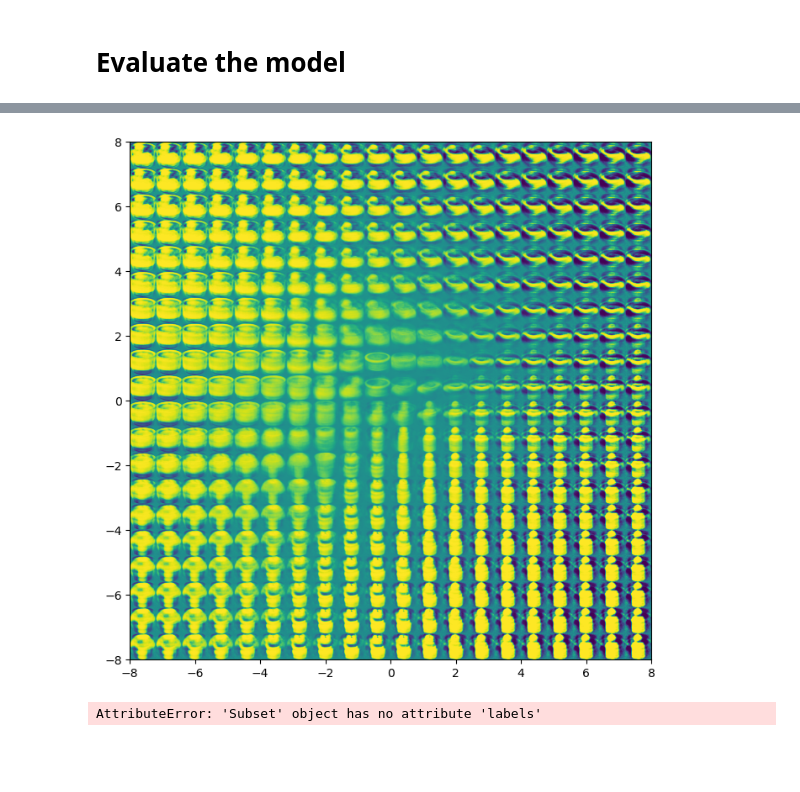
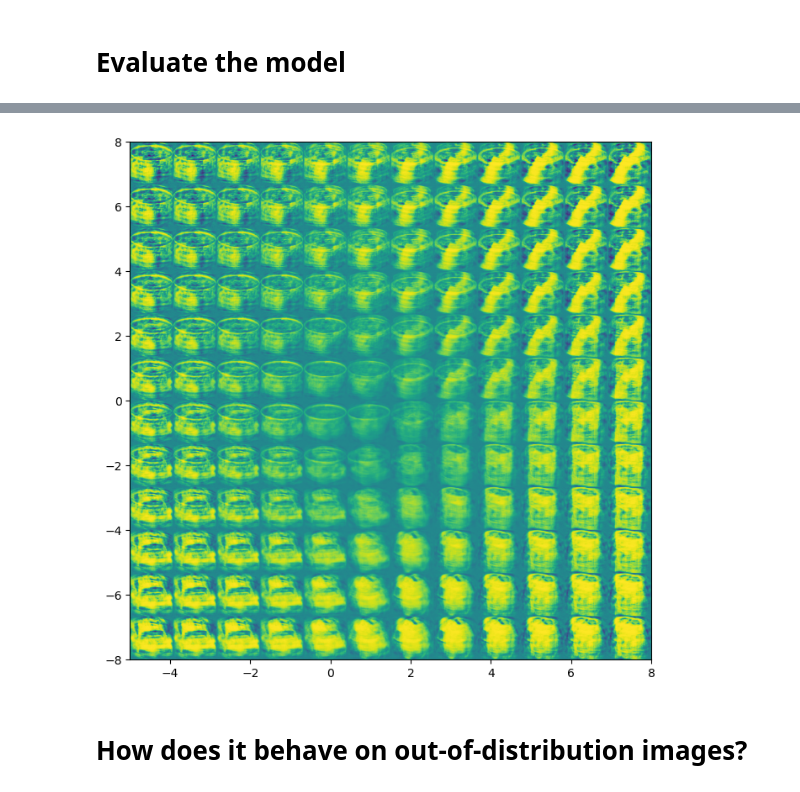
Before and after one commit to martinekbh/vae-project, a Jupyter notebook: AEVB_COIL20.ipynb, the cells around one changed output, grey strips where cells are left out. Saved outputs shown, nothing was run; the diff lists cells and outputs as text; code cells hidden in the pictures; blank space fills up the shorter version.

```diff
--- a/AEVB_COIL20.ipynb
+++ b/AEVB_COIL20.ipynb
@@ -103,7 +118,7 @@ in_channels = 1
 input_size = [in_channels, 128, 128]
 dim_input = np.prod(input_size)
 dim_hidden = 1024
-dim_latent = 2
+dim_latent = 4
 n_classes = 20
 seed = 11       # Random seed for reproducible results
 torch.manual_seed(seed);
@@ -143,6 +158,10 @@ from multiprocessing import reduction
 class Encoder(nn.Module):
     def __init__(self, dim_input, dim_hidden, dim_latent):
         super(Encoder, self).__init__()
+        self.dim_input = dim_input
+        self.dim_hidden = dim_hidden
+        self.dim_latent = dim_latent
+
         self.fc1 = nn.Linear(dim_input, dim_hidden)
         self.fc2 = nn.Linear(dim_hidden, dim_hidden)
         self.mu = nn.Linear(dim_hidden, dim_latent)
@@ -160,6 +179,10 @@ class Encoder(nn.Module):
 class Decoder(nn.Module):
     def __init__(self, dim_latent, dim_hidden, dim_input):
         super(Decoder, self).__init__()
+        self.dim_input = dim_input
+        self.dim_hidden = dim_hidden
+        self.dim_latent = dim_latent
+
         self.fc1 = nn.Linear(dim_latent, dim_hidden)
         self.fc2 = nn.Linear(dim_hidden, dim_hidden)
         self.fc3 = nn.Linear(dim_hidden, dim_input)
@@ -177,6 +200,10 @@ class Model(nn.Module):
         super(Model, self).__init__()
         self.Encoder = Encoder
         self.Decoder = Decoder
+
+        self.dim_input = Encoder.dim_input
+        self.dim_hidden = Encoder.dim_hidden
+        self.dim_latent = Encoder.dim_latent
 
     def reparametrization(self, mean, var):
         eps = torch.randn_like(var).to(DEVICE) # Ransom tensor in same shape as var
@@ -224,7 +251,7 @@ print(DEVICE)
 cuda
 # %%
 # Train the model
-epochs = 50
+epochs = 200
 validation_loss = []
 train_losses = []
 train_r_losses = []
@@ -253,7 +280,7 @@ for epoch in range(epochs):
         assert not torch.isnan(x_hat).any()
 
         #loss = loss_function(x, out, q_mean, q_log_var)
-        beta = beta_func(step)
+        beta = 1#beta_func(step)
         loss, r_loss, kl = loss_function(x, x_hat, mean, logvar, beta=beta)
         loss_this_epoch += loss.item()
         r_loss_this_epoch += r_loss.item()
@@ -271,9 +298,13 @@ for epoch in range(epochs):
     print("\tEpoch", epoch + 1, "complete!", "\tAverage Loss: ", loss_this_epoch / ((batch+1)*batch_size))
     print("\t\t\t\tReproduction loss:", r_loss_this_epoch / ((batch+1)*batch_size) ,"\tKL-div:", kl_loss_this_epoch / ((batch+1)*batch_size))
 
-    # model.eval()
-    # with torch.no_grad():
-    #     x_hat, q_mean, q_log_var = model(val_data)
-    #     loss = loss_function(val_data, x_hat, q_mean, q_log_var)
-    #     validation_loss.append(loss.item() / len(val_data))
+    model.eval()
+    with torch.no_grad():
+        for batch, (x, label) in enumerate(val_loader):
+            batch_size = x.shape[0]
+            x = x.view(batch_size, dim_input)   # Flatten
+            x = x.to(DEVICE)
+            x_hat, q_mean, q_log_var = model(x)
+            loss, r_loss, kl = loss_function(x, x_hat, mean, logvar, beta=1)
+            validation_loss.append(loss.item() / len(val_data))
 # %% [output]
@@ -372,8 +420,6 @@ plot_latent_space2d(model, train_loader, n_batches=200)
 # %%
-plot_reconstructed(model, ax0=(-8,8), ax1=(-8,8), n=20, img_size=input_size[-2:])
+plot_reconstructed(model, ax0=(-5,8), ax1=(-8,8), dims=[0,1], n=12, img_size=input_size[-2:])
 # %% [output]
-[figure, old version]
+[figure, new version]
-# %%
-print(train_loader.dataset.labels)
-# %% [output]
-AttributeError: 'Subset' object has no attribute 'labels'
+# %% [markdown]
+# How does it behave on out-of-distribution images?
```
Also changed, not shown: parts of 10 cells of this notebook, 2 other files.
